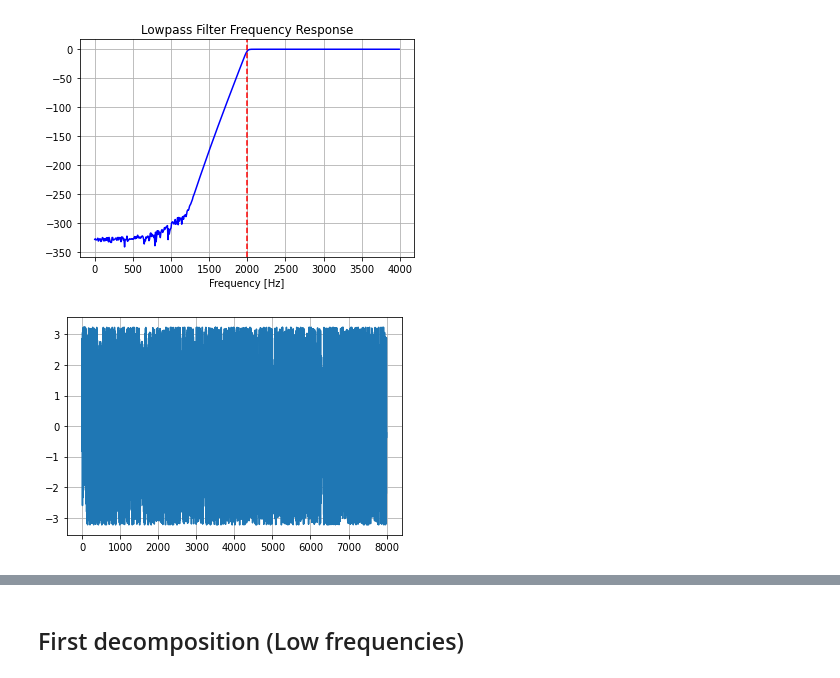
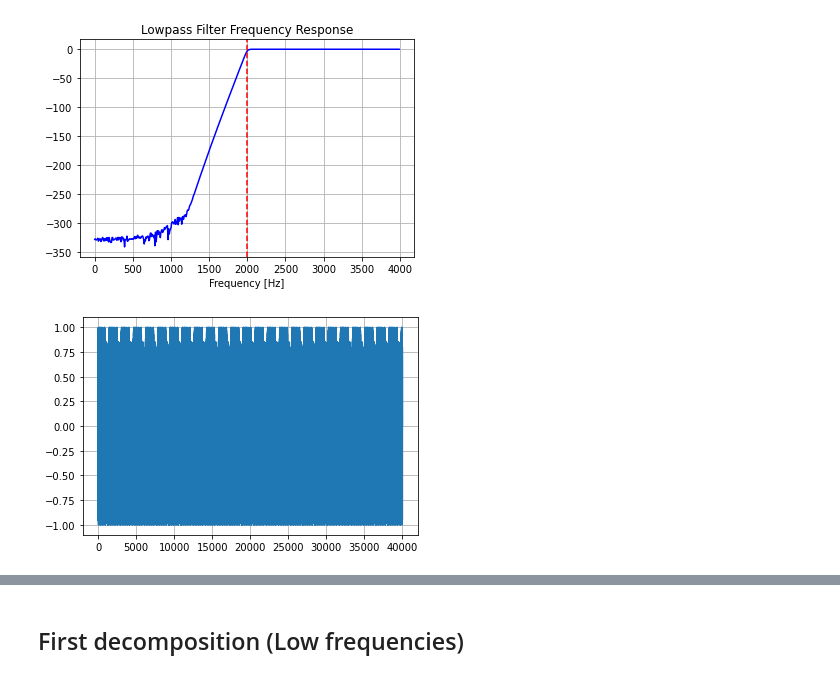
Before and after one commit to igoragoli/audio_processing, a Jupyter notebook: Partie1a_vibrato.ipynb, the cells around one changed output, grey strips where cells are left out. Saved outputs shown, nothing was run; the diff lists cells and outputs as text; code cells hidden in the pictures.

```diff
--- a/Partie1a_vibrato.ipynb
+++ b/Partie1a_vibrato.ipynb
@@ -67,7 +49,33 @@ func = lambda t: np.sum([np.sin(omega1(t)*t), np.sin(omega2(t)*t), np.sin(omega3
+# %%
+fs = 8e3
+dt = 1/fs
+time = np.arange(0, 5, dt)
+
+f1 = 880 - 10*np.sin(2*np.pi*5*time)
+f2 = 2*f1
+f3 = 3*f1
+f4 = 4*f1
+
+delta_phase1 = 2*np.pi*f1*dt
+delta_phase2 = 2*np.pi*f2*dt
+delta_phase3 = 2*np.pi*f3*dt
+delta_phase4 = 2*np.pi*f4*dt
+
+phase1 = np.cumsum(delta_phase1)
+phase2 = np.cumsum(delta_phase2)
+phase3 = np.cumsum(delta_phase3)
+phase4 = np.cumsum(delta_phase4)
+
+sin1 = np.sin(phase1)
+sin2 = np.sin(phase2)
+sin3 = np.sin(phase3)
+sin4 = np.sin(phase4)
+
+x0 = sin1 + sin2 + sin3 + sin4
+x0 = x0/max(x0)
 # %%
-x0 = get_sampled_signal(func, fs, 0, 1)
 plt.plot(x0)
 plt.grid()
 plt.show()
 # %% [output]
-[figure, old version]
+[figure, new version]
```
Also changed, not shown: parts of 28 cells of this notebook, 1 other file.
